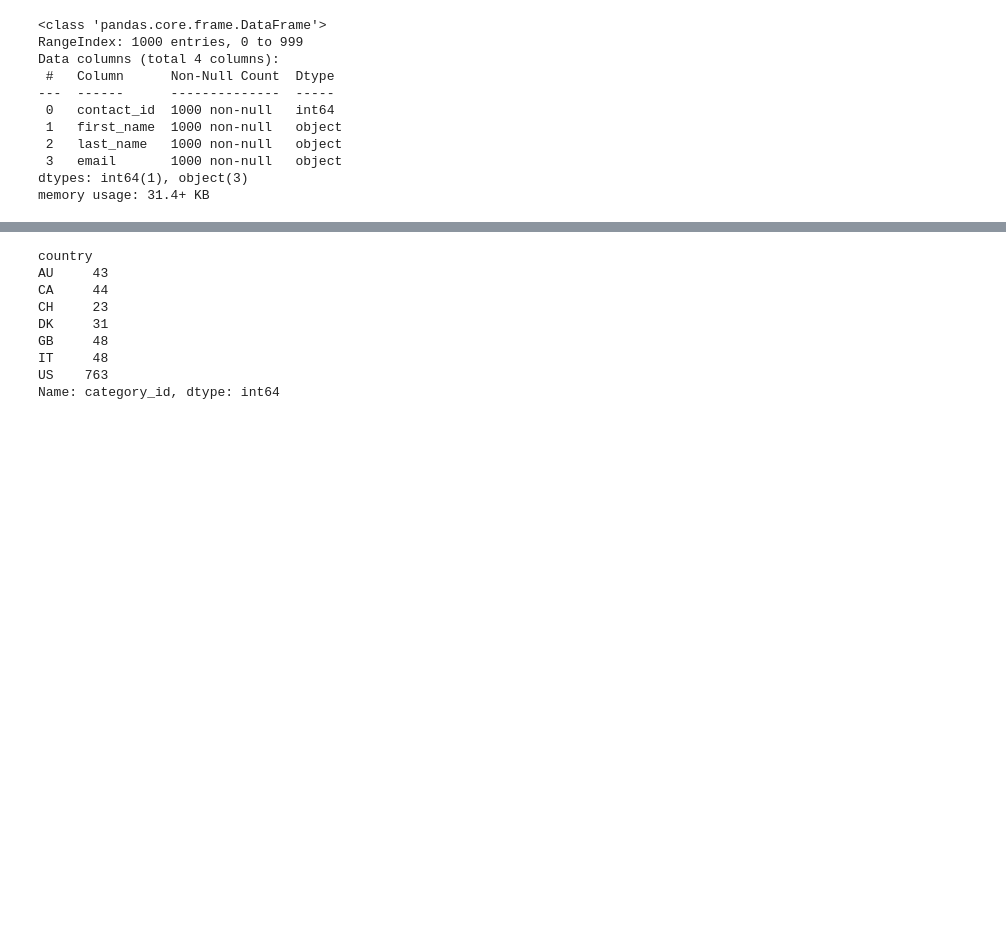
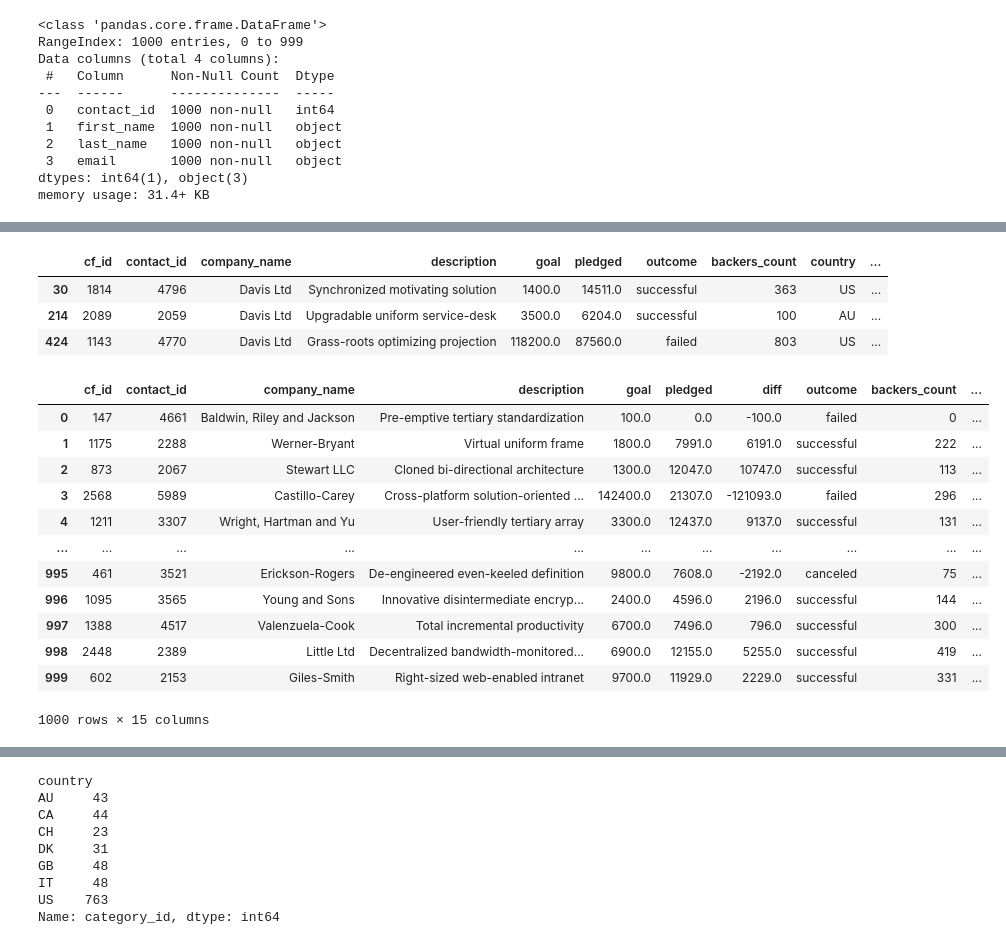
Before and after one commit to SandraBotica/Crowdfunding_ETL, a Jupyter notebook: ETL_Mini_Project_SBotica.ipynb, the cells around one changed output, grey strips where cells are left out. Drawn from its saved outputs; the diff is of its cells as text; code cells hidden in the pictures; blank space fills up the shorter version.

```diff
--- a/ETL_Mini_Project_SBotica.ipynb
+++ b/ETL_Mini_Project_SBotica.ipynb
@@ -554,0 +585,30 @@ contacts_df_clean.to_csv("Resources/contacts.csv", encoding='utf8', index=False)
+# %%
+# Extract company_name 'Davis Ltd' to inspect as it appears 3 times in the DataFrame?
+Davis_Ltd = campaign_cleaned_df[campaign_cleaned_df["company_name"] == 'Davis Ltd']
+Davis_Ltd
+# %% [output]
+|  | cf_id | contact_id | company_name | description | goal | pledged | outcome | backers_count | country | ... |
+| 30 | 1814 | 4796 | Davis Ltd | Synchronized motivating solution | 1400.0 | 14511.0 | successful | 363 | US | ... |
+| 214 | 2089 | 2059 | Davis Ltd | Upgradable uniform service-desk | 3500.0 | 6204.0 | successful | 100 | AU | ... |
+| 424 | 1143 | 4770 | Davis Ltd | Grass-roots optimizing projection | 118200.0 | 87560.0 | failed | 803 | US | ... |
+# %%
+# Add a column to explore the difference between the pledged and goal of the company campaign
+campaign_cleaned_df = campaign_cleaned_df.assign(diff=campaign_cleaned_df["pledged"]- campaign_cleaned_df["goal"])
+campaign_cleaned_df = campaign_cleaned_df[['cf_id', 'contact_id', 'company_name', 'description', 'goal', 'pledged','diff',
+       'outcome', 'backers_count', 'country', 'currency', 'launch_date',
+       'end_date', 'category_id', 'subcategory_id']]
+campaign_cleaned_df
+# %% [output]
+|  | cf_id | contact_id | company_name | description | goal | pledged | diff | outcome | backers_count | ... |
+| 0 | 147 | 4661 | Baldwin, Riley and Jackson | Pre-emptive tertiary standardization | 100.0 | 0.0 | -100.0 | failed | 0 | ... |
+| 1 | 1175 | 2288 | Werner-Bryant | Virtual uniform frame | 1800.0 | 7991.0 | 6191.0 | successful | 222 | ... |
+| 2 | 873 | 2067 | Stewart LLC | Cloned bi-directional architecture | 1300.0 | 12047.0 | 10747.0 | successful | 113 | ... |
+| 3 | 2568 | 5989 | Castillo-Carey | Cross-platform solution-oriented ... | 142400.0 | 21307.0 | -121093.0 | failed | 296 | ... |
+| 4 | 1211 | 3307 | Wright, Hartman and Yu | User-friendly tertiary array | 3300.0 | 12437.0 | 9137.0 | successful | 131 | ... |
+| ... | ... | ... | ... | ... | ... | ... | ... | ... | ... | ... |
+| 995 | 461 | 3521 | Erickson-Rogers | De-engineered even-keeled definition | 9800.0 | 7608.0 | -2192.0 | canceled | 75 | ... |
+| 996 | 1095 | 3565 | Young and Sons | Innovative disintermediate encryp... | 2400.0 | 4596.0 | 2196.0 | successful | 144 | ... |
+| 997 | 1388 | 4517 | Valenzuela-Cook | Total incremental productivity | 6700.0 | 7496.0 | 796.0 | successful | 300 | ... |
+| 998 | 2448 | 2389 | Little Ltd | Decentralized bandwidth-monitored... | 6900.0 | 12155.0 | 5255.0 | successful | 419 | ... |
+| 999 | 602 | 2153 | Giles-Smith | Right-sized web-enabled intranet | 9700.0 | 11929.0 | 2229.0 | successful | 331 | ... |
+1000 rows × 15 columns
```
Also changed, not shown: parts of 17 cells of this notebook, 3 other files.
